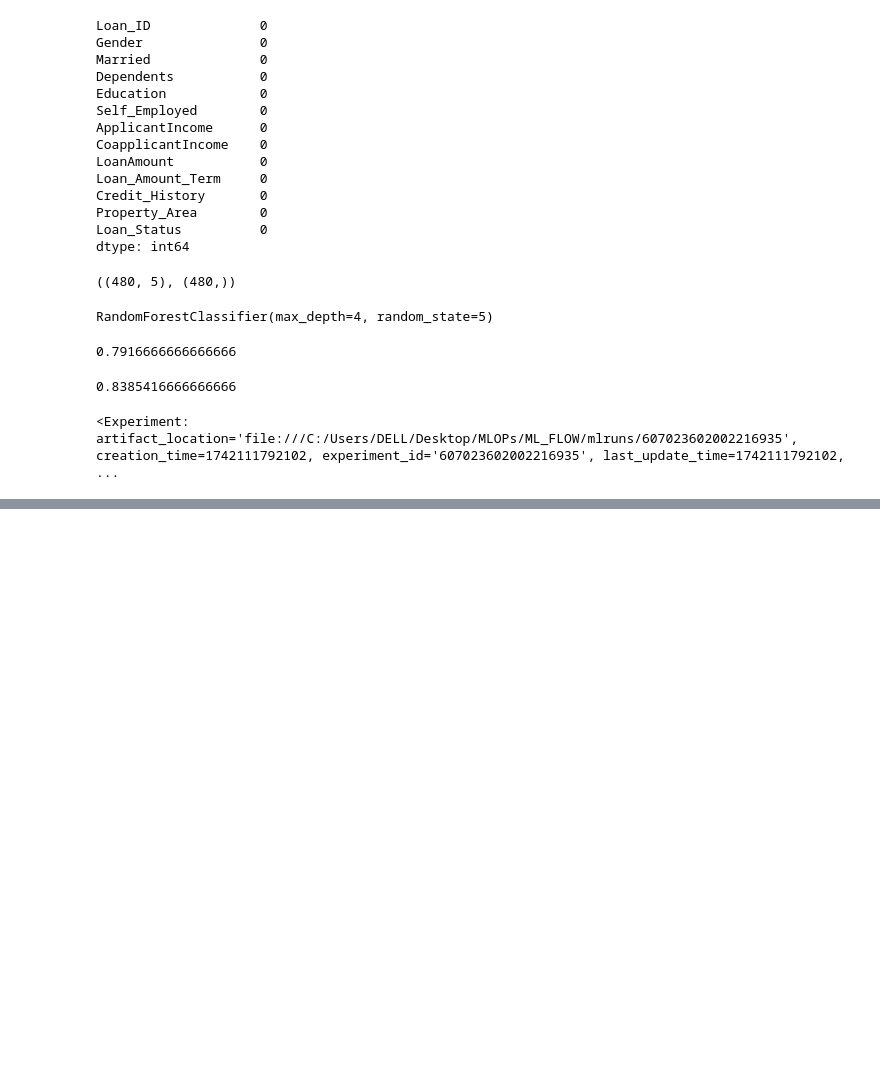
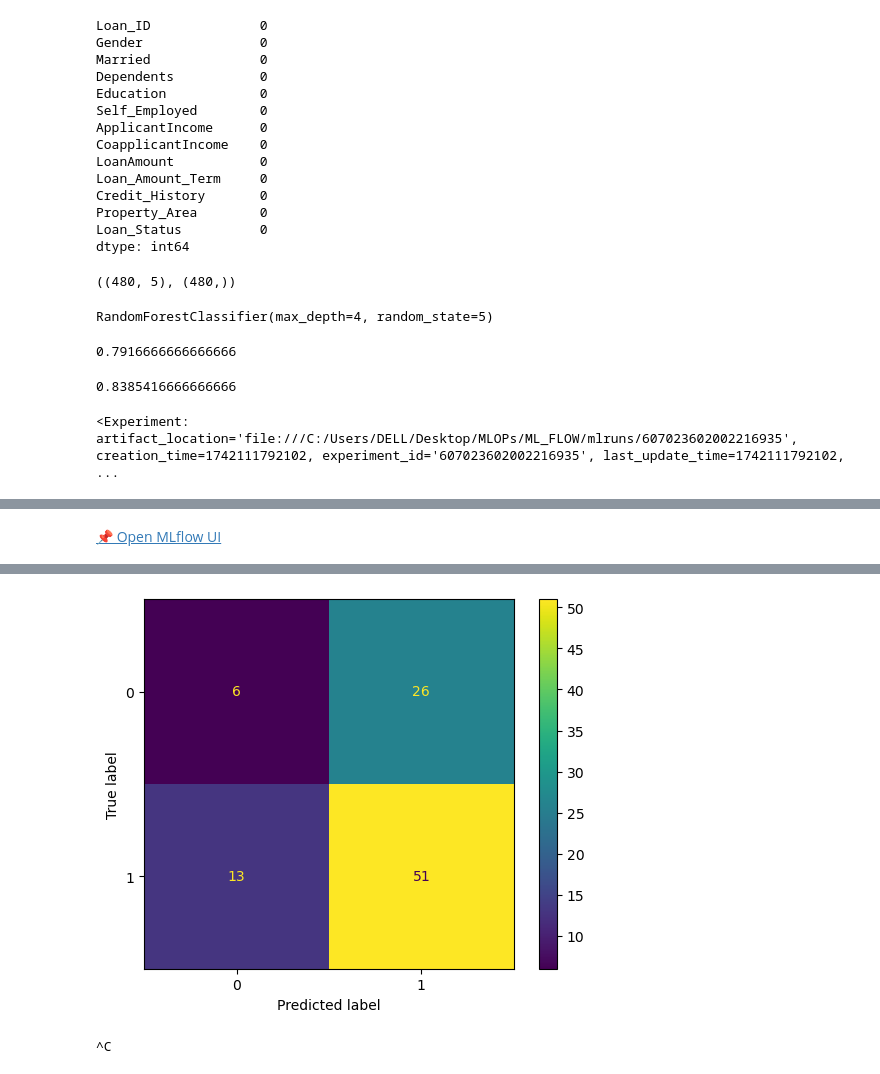
Before and after one commit to hemalatham236/ML_FLOW, a Jupyter notebook: ML_flow.ipynb, the cells around one changed output, grey strips where cells are left out. Drawn from its saved outputs; the diff is of its cells as text; code cells hidden in the pictures; blank space fills up the shorter version.

```diff
--- a/ML_flow.ipynb
+++ b/ML_flow.ipynb
@@ -166,0 +182,34 @@ Access is denied.
+# %%
+from IPython.display import display, HTML
+url = "http://127.0.0.1:5000"
+display(HTML(f'<a href="{url}" target="_blank">📌 Open MLflow UI</a>'))
+# %% [output]
+📌 Open MLflow UI
+# %%
+from sklearn.neighbors import KNeighborsClassifier
+import matplotlib.pyplot as plt
+from sklearn.metrics import ConfusionMatrixDisplay
+
+with mlflow.start_run():
+    knn_model= KNeighborsClassifier(n_neighbors=5)
+    knn_model.fit(X_train, y_train)
+
+    pred_val = knn_model.predict(X_val)
+    val_acc=accuracy_score(y_val, pred_val)
+
+    pred_train = knn_model.predict(X_train)
+    train_acc=accuracy_score(y_train, pred_train)
+
+    run="KNN"
+    mlflow.set_tag('mlflow.runName',run)
+    mlflow.log_param('neighbors',5)
+    mlflow.log_metric('val_acc',val_acc)
+    mlflow.log_metric('train_acc',train_acc)
+    mlflow.set_tag('data file','data_new.csv')
+
+    cm=ConfusionMatrixDisplay.from_predictions( y_val,pred_val)
+    cm.figure_.savefig('confusion_mat.png')
+    mlflow.log_artifact('confusion_mat.png')
+
+    mlflow.sklearn.log_model(knn_model, "model")
+# %% [output]
@@ -166,0 +217,5 @@ Access is denied.
+[figure, added]
+# %%
+!mlflow ui
+# %% [output]
+^C
```
Also changed, not shown: parts of 8 cells of this notebook.
